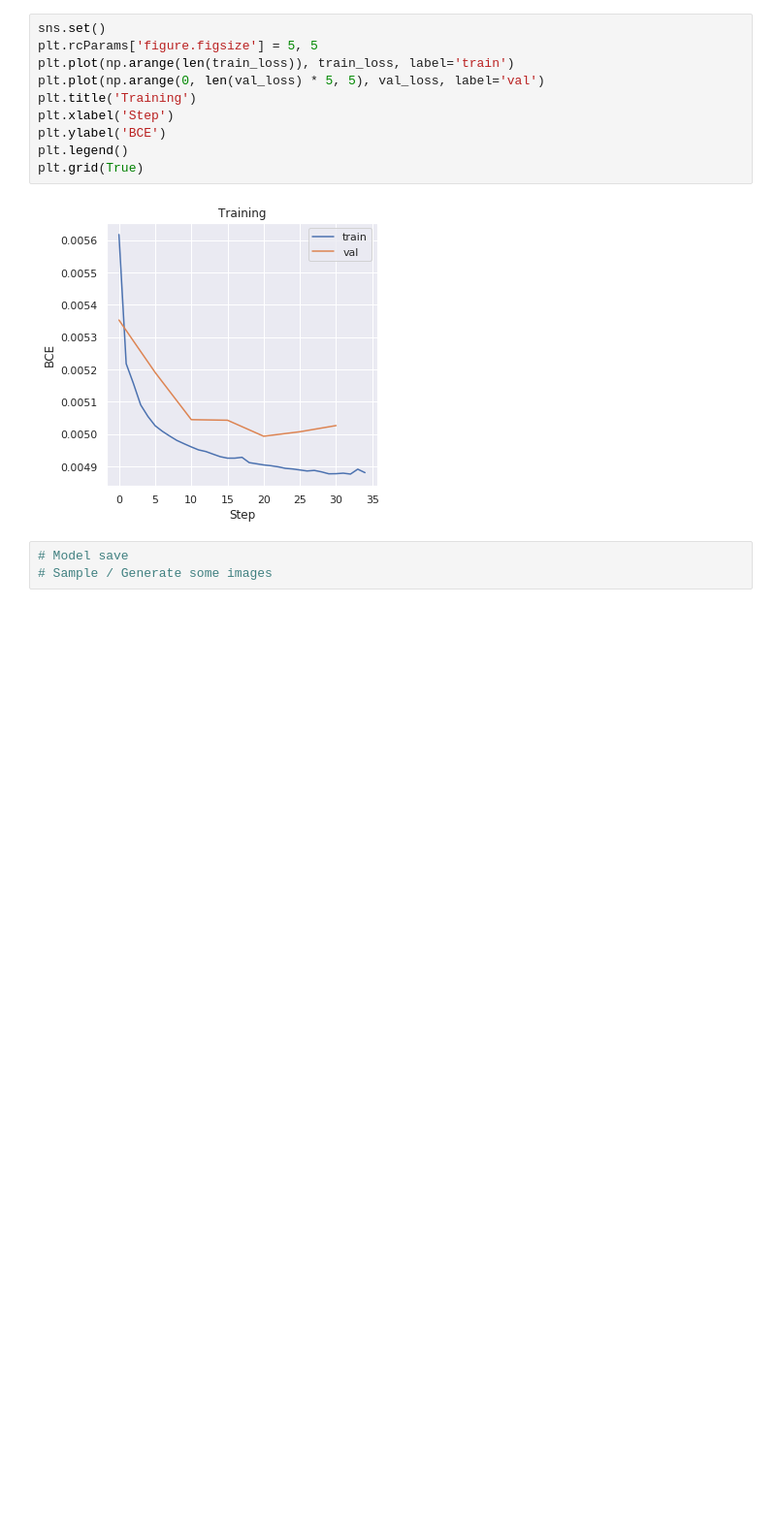
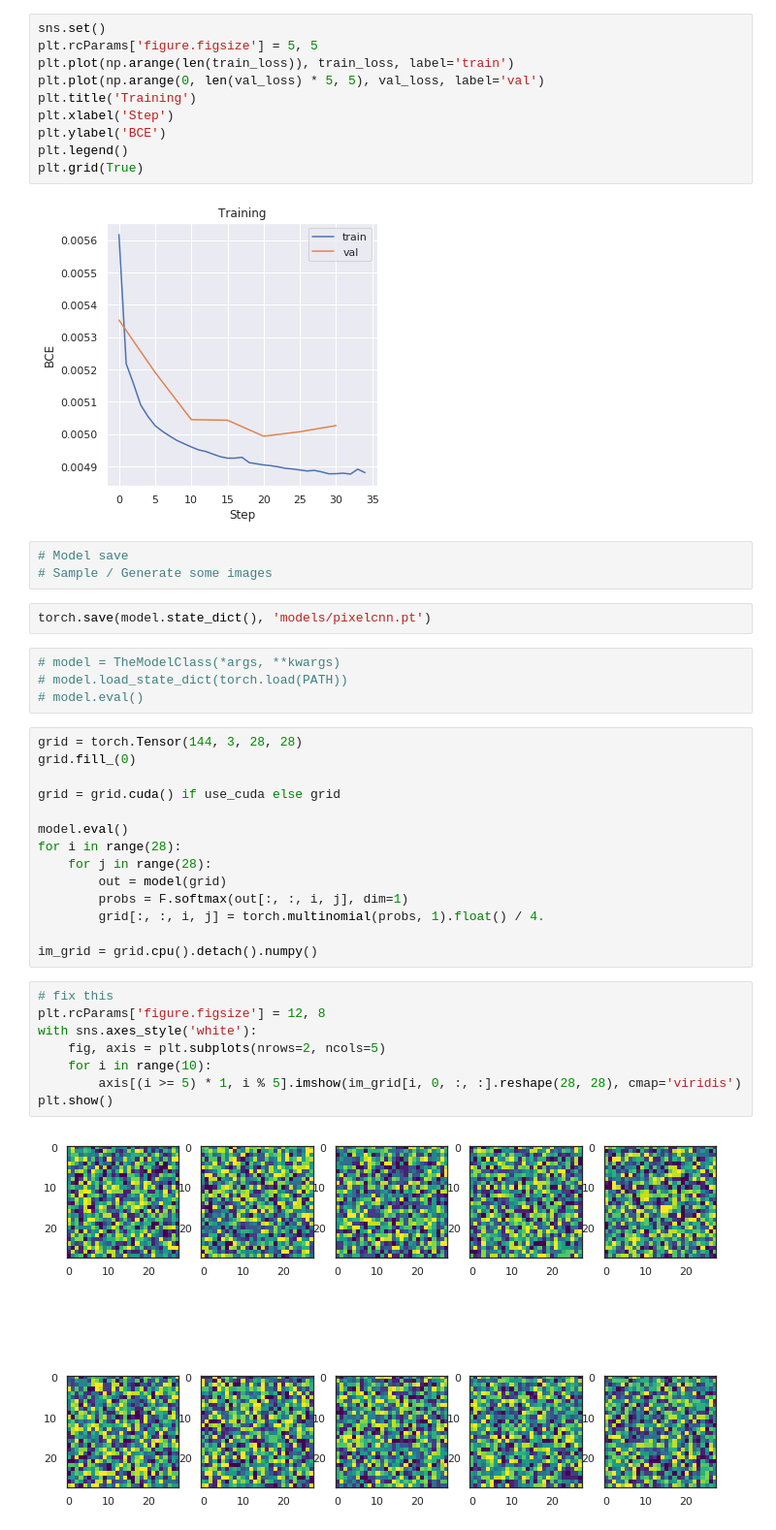
Before and after one commit to mdiephuis/Berkeley-cs294-158, a Jupyter notebook: hw1/HW1_3_PixelCNN.ipynb, the cells around one changed output. Shown: that part at 97% size. Saved outputs shown, nothing was run; the diff lists cells and outputs as text; blank space fills up the shorter version.

Commit message:
debugging pixelcnn

```diff
--- a/hw1/HW1_3_PixelCNN.ipynb
+++ b/hw1/HW1_3_PixelCNN.ipynb
@@ -269,3 +268,33 @@ plt.grid(True)
 # %%
 # Model save
 # Sample / Generate some images
+# %%
+torch.save(model.state_dict(), 'models/pixelcnn.pt')
+# %%
+# model = TheModelClass(*args, **kwargs)
+# model.load_state_dict(torch.load(PATH))
+# model.eval()
+# %%
+grid = torch.Tensor(144, 3, 28, 28)
+grid.fill_(0)
+
+grid = grid.cuda() if use_cuda else grid
+
+model.eval()
+for i in range(28):
+    for j in range(28):
+        out = model(grid)
+        probs = F.softmax(out[:, :, i, j], dim=1)
+        grid[:, :, i, j] = torch.multinomial(probs, 1).float() / 4.
+
+im_grid = grid.cpu().detach().numpy()
+# %%
+# fix this
+plt.rcParams['figure.figsize'] = 12, 8
+with sns.axes_style('white'):
+    fig, axis = plt.subplots(nrows=2, ncols=5)
+    for i in range(10):
+        axis[(i >= 5) * 1, i % 5].imshow(im_grid[i, 0, :, :].reshape(28, 28), cmap='viridis')
+plt.show()
+# %% [output]
+[figure, added]
```
Also changed, not shown: parts of 1 cell of this notebook, 1 other file.
